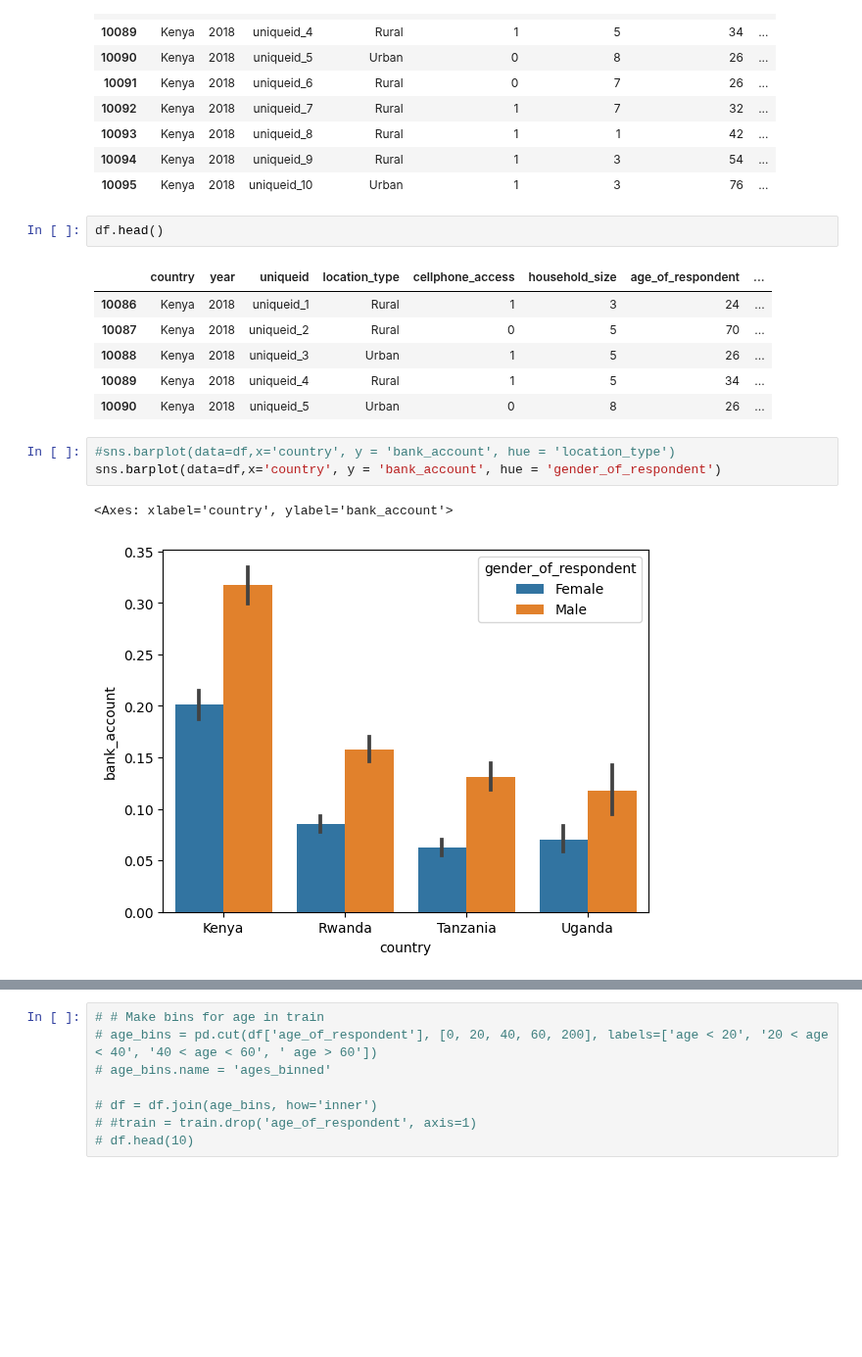
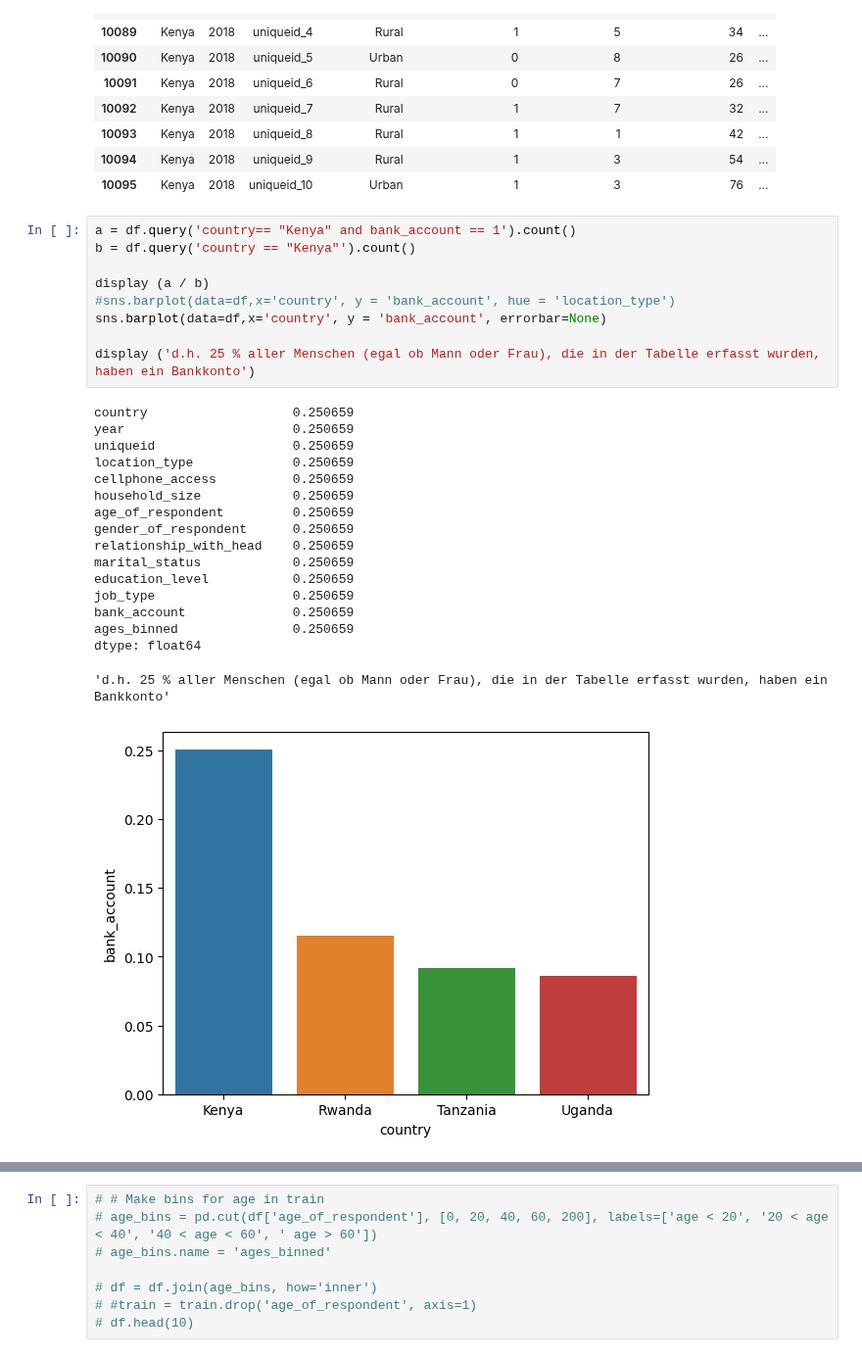
Before and after one commit to ShahiW/Financial-Inclusion-Project, a Jupyter notebook: 5_FeatureEngineering.ipynb, the cells around one changed output, grey strips where cells are left out. Shown at 98% size. Cells and saved outputs as stored; diff of their text form; blank space fills up the shorter version.

```diff
--- a/5_FeatureEngineering.ipynb
+++ b/5_FeatureEngineering.ipynb
@@ -31,18 +65,30 @@ df.head(10)
 | 10093 | Kenya | 2018 | uniqueid_8 | Rural | 1 | 1 | 42 | ... |
 | 10094 | Kenya | 2018 | uniqueid_9 | Rural | 1 | 3 | 54 | ... |
 | 10095 | Kenya | 2018 | uniqueid_10 | Urban | 1 | 3 | 76 | ... |
-# %%
-df.head()
-# %% [output]
-|  | country | year | uniqueid | location_type | cellphone_access | household_size | age_of_respondent | ... |
-| 10086 | Kenya | 2018 | uniqueid_1 | Rural | 1 | 3 | 24 | ... |
-| 10087 | Kenya | 2018 | uniqueid_2 | Rural | 0 | 5 | 70 | ... |
-| 10088 | Kenya | 2018 | uniqueid_3 | Urban | 1 | 5 | 26 | ... |
-| 10089 | Kenya | 2018 | uniqueid_4 | Rural | 1 | 5 | 34 | ... |
-| 10090 | Kenya | 2018 | uniqueid_5 | Urban | 0 | 8 | 26 | ... |
 # %%
+a = df.query('country== "Kenya" and bank_account == 1').count()
+b = df.query('country == "Kenya"').count()
+
+display (a / b)
 #sns.barplot(data=df,x='country', y = 'bank_account', hue = 'location_type')
-sns.barplot(data=df,x='country', y = 'bank_account', hue = 'gender_of_respondent')
+sns.barplot(data=df,x='country', y = 'bank_account', errorbar=None)
+
+display ('d.h. 25 % aller Menschen (egal ob Mann oder Frau), die in der Tabelle erfasst wurden, haben ein Bankkonto')
 # %% [output]
-<Axes: xlabel='country', ylabel='bank_account'>
+country                   0.250659
+year                      0.250659
+uniqueid                  0.250659
+location_type             0.250659
+cellphone_access          0.250659
+household_size            0.250659
+age_of_respondent         0.250659
+gender_of_respondent      0.250659
+relationship_with_head    0.250659
+marital_status            0.250659
+education_level           0.250659
+job_type                  0.250659
+bank_account              0.250659
+ages_binned               0.250659
+dtype: float64
+'d.h. 25 % aller Menschen (egal ob Mann oder Frau), die in der Tabelle erfasst wurden, haben ein Bankkonto'
-[figure, old version]
+[figure, new version]
```
Also changed, not shown: parts of 7 cells of this notebook.
